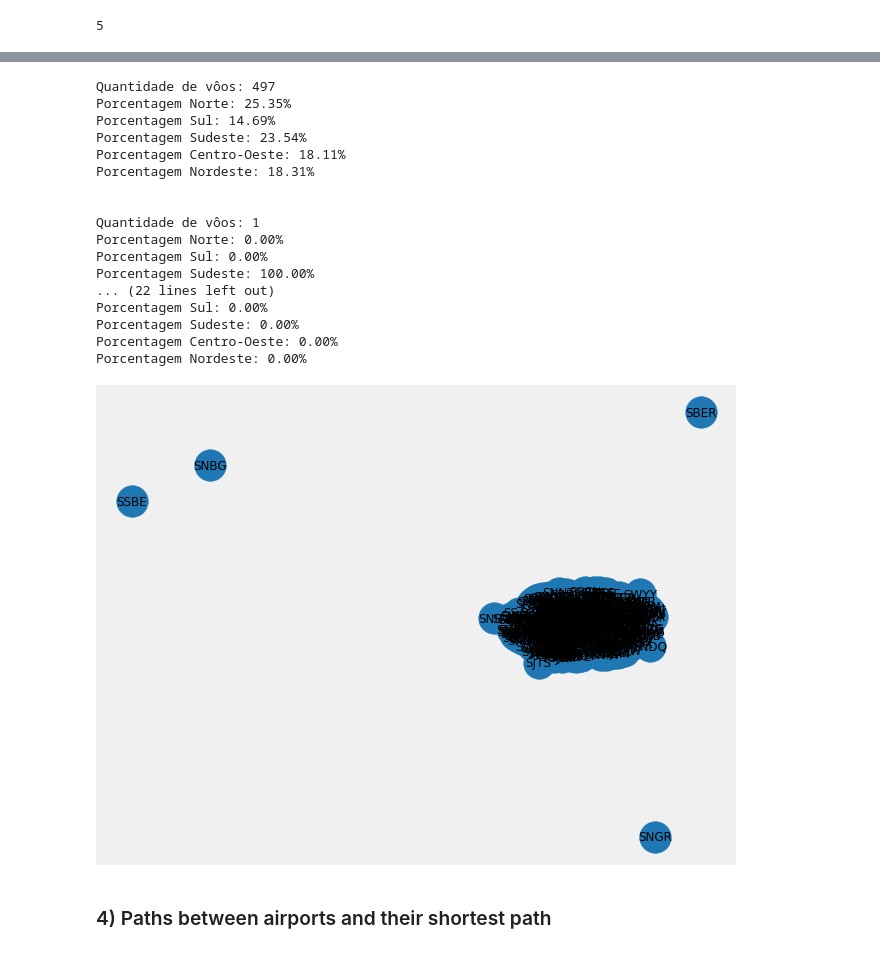
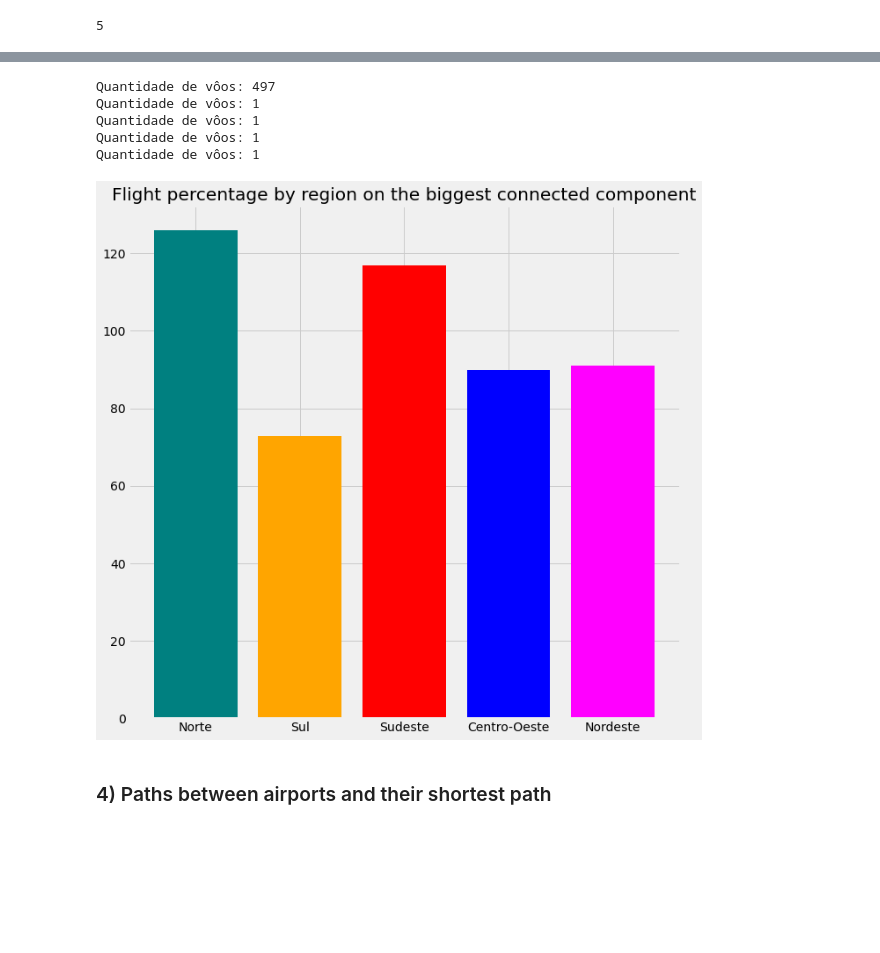
Before and after one commit to Cogitus/lets-learn-network-analysis, a Jupyter notebook: Unit 01 - basics of graph manipulation/project_2/air_traffic_network_analysis.ipynb, the cells around one changed output, grey strips where cells are left out. Drawn from its saved outputs; the diff is of its cells as text; code cells hidden in the pictures; blank space fills up the shorter version.

```diff
--- a/Unit 01 - basics of graph manipulation/project_2/air_traffic_network_analysis.ipynb
+++ b/Unit 01 - basics of graph manipulation/project_2/air_traffic_network_analysis.ipynb
@@ -238,58 +254,54 @@ nx.number_connected_components(G)
 # %%
+# printing the first connected component
+plt.style.use("fivethirtyeight")
+
+fig = plt.figure(figsize=(10, 10))
+ax = fig.add_subplot(1, 1, 1)
+
+
 porcentagem_norte = 0
 porcentagem_sul = 0
 porcentagem_sudeste = 0
 porcentagem_centro_oeste = 0
 porcentagem_nordeste = 0
 
+is_printed = False
 for component in nx.connected_components(G):
     print(f'Quantidade de vôos: {len(component)}')
+
     for node in component:
         if node in list_nodes_norte:
             porcentagem_norte += 1
         elif node in list_nodes_sul:
             porcentagem_sul += 1
         elif node in list_nodes_sudeste:
             porcentagem_sudeste += 1
         elif node in list_nodes_centro_oeste:
             porcentagem_centro_oeste += 1
         elif node in list_nodes_nordeste:
             porcentagem_nordeste += 1
-    print(f'Porcentagem Norte: {(porcentagem_norte/len(component))*100:.2f}%')
-    print(f'Porcentagem Sul: {(porcentagem_sul/len(component))*100:.2f}%')
-    print(f'Porcentagem Sudeste: {(porcentagem_sudeste/len(component))*100:.2f}%')
-    print(f'Porcentagem Centro-Oeste: {(porcentagem_centro_oeste/len(component))*100:.2f}%')
-    print(f'Porcentagem Nordeste: {(porcentagem_nordeste/len(component))*100:.2f}%')
-    print('\n')
+
+    # priting the biggest and only relevant connected component flight percentage
+    if not is_printed:
+        y = [porcentagem_norte, porcentagem_sul, porcentagem_sudeste, porcentagem_centro_oeste, porcentagem_nordeste]
+        ax.bar(['Norte', 'Sul', 'Sudeste', 'Centro-Oeste', 'Nordeste'],
+                y,
+                color=['#008080', '#FFA500', '#FF0000', '#0000FF', '#FF00FF']
+        )
+        ax.set_title('Flight percentage by region on the biggest connected component')
+        is_printed = True
+
     porcentagem_norte = 0
     porcentagem_sul = 0
     porcentagem_sudeste = 0
     porcentagem_centro_oeste = 0
     porcentagem_nordeste = 0
 # %% [output]
 Quantidade de vôos: 497
-Porcentagem Norte: 25.35%
-Porcentagem Sul: 14.69%
-Porcentagem Sudeste: 23.54%
-Porcentagem Centro-Oeste: 18.11%
-Porcentagem Nordeste: 18.31%
-
-
 Quantidade de vôos: 1
-Porcentagem Norte: 0.00%
-Porcentagem Sul: 0.00%
-Porcentagem Sudeste: 100.00%
-... (22 lines left out)
-Porcentagem Sul: 0.00%
-Porcentagem Sudeste: 0.00%
-Porcentagem Centro-Oeste: 0.00%
-Porcentagem Nordeste: 0.00%
+Quantidade de vôos: 1
+Quantidade de vôos: 1
+Quantidade de vôos: 1
+[figure, added]
-# %%
-fig, ax = plt.subplots(1, 1,figsize=(10,8))
-nx.draw_networkx(G, ax=ax,node_size=1000)
-plt.axis("off")
-plt.show()
-# %% [output]
-[figure, removed]
 # %% [markdown]
 ### 4) Paths between airports and their shortest path
```
Also changed, not shown: parts of 17 cells of this notebook, 4 other files.
